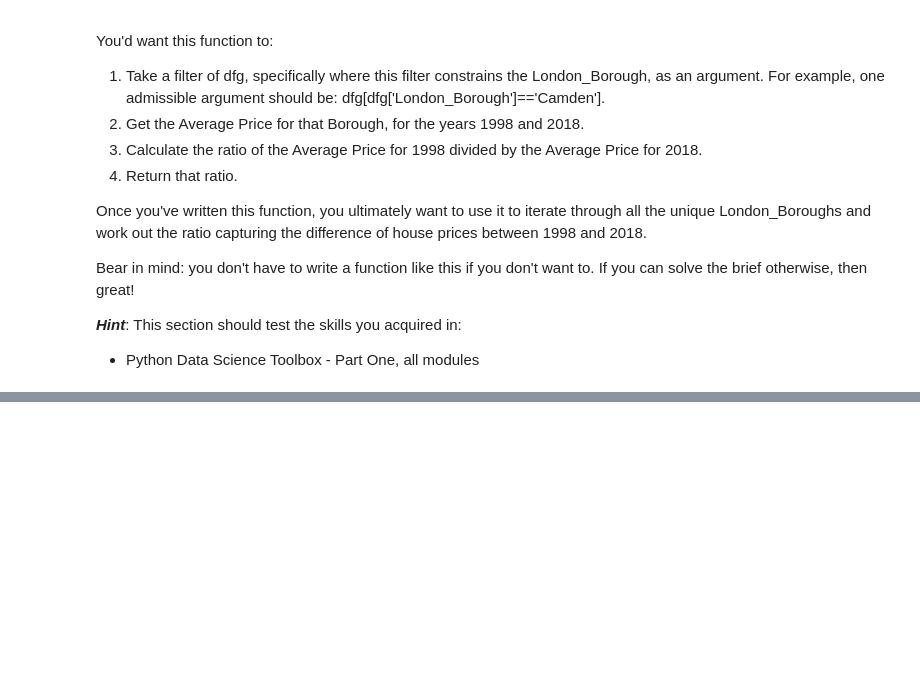
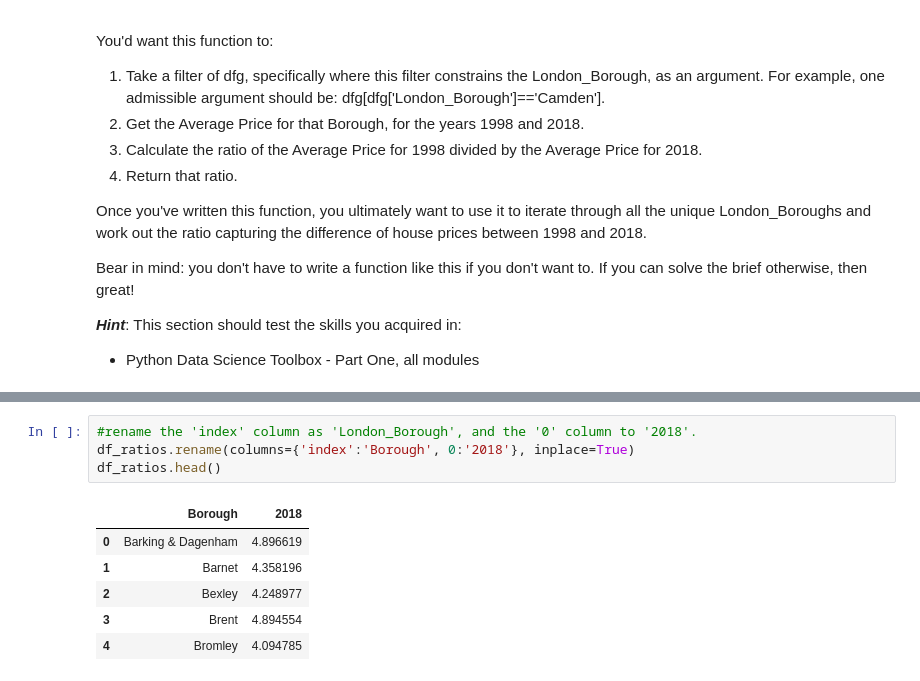
Before and after one commit to LNRobertson/Springboard, a Jupyter notebook: Unit4ChallengeTier3-Copy1.ipynb, the cells around one changed output, grey strips where cells are left out. Drawn from its saved outputs; the diff is of its cells as text; blank space fills up the shorter version.

```diff
--- a/Unit4ChallengeTier3-Copy1.ipynb
+++ b/Unit4ChallengeTier3-Copy1.ipynb
@@ -559,0 +579,11 @@ We hope you enjoyed this practical project. It should have consolidated your dat
+# %%
+#rename the 'index' column as 'London_Borough', and the '0' column to '2018'.
+df_ratios.rename(columns={'index':'Borough', 0:'2018'}, inplace=True)
+df_ratios.head()
+# %% [output]
+|  | Borough | 2018 |
+| 0 | Barking & Dagenham | 4.896619 |
+| 1 | Barnet | 4.358196 |
+| 2 | Bexley | 4.248977 |
+| 3 | Brent | 4.894554 |
+| 4 | Bromley | 4.094785 |
```
Also changed, not shown: parts of 18 cells of this notebook.
